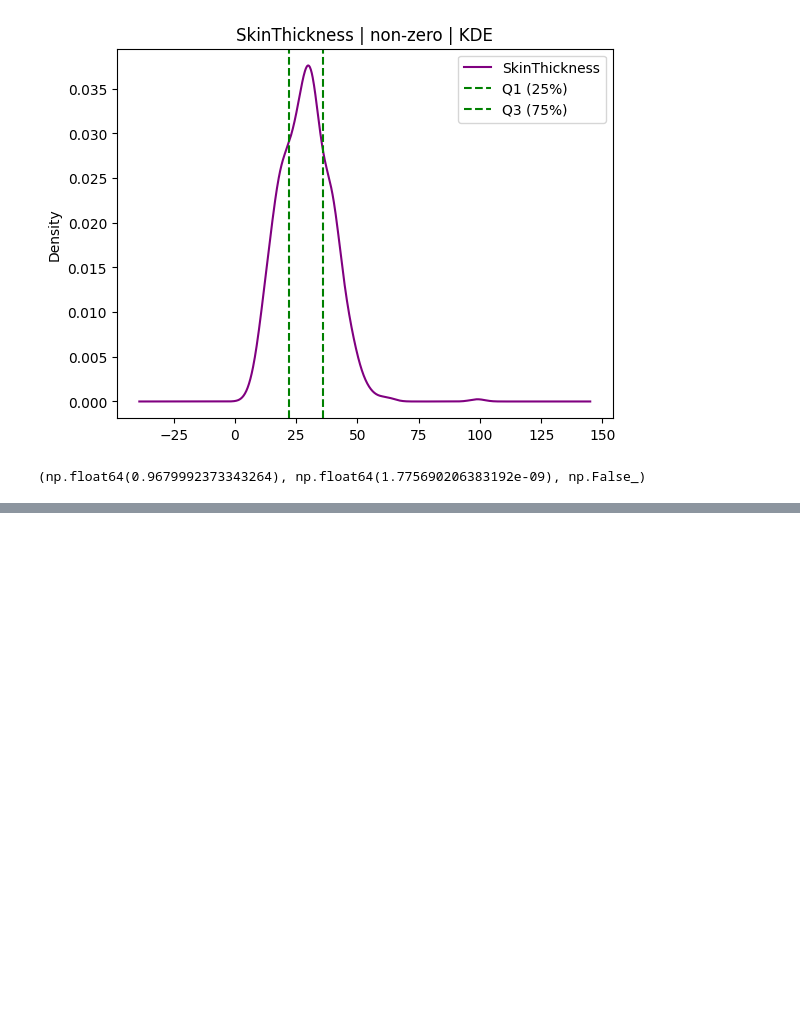
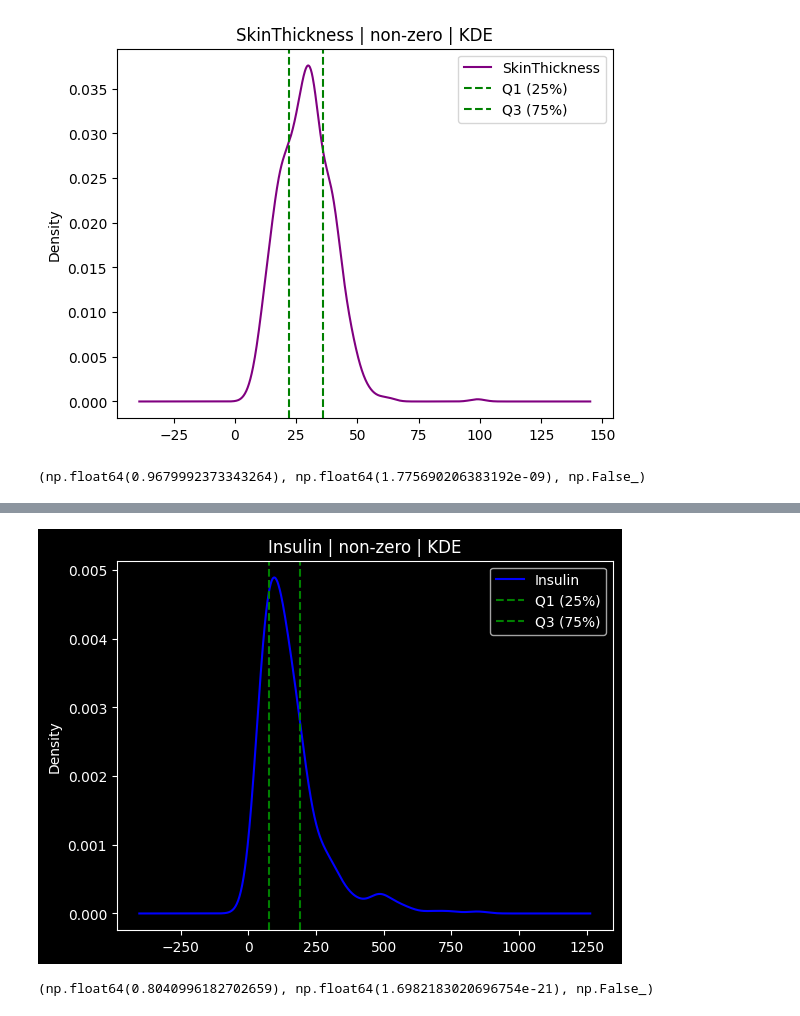
Before and after one commit to denys-ops/SET-DataAnalysis, a Jupyter notebook: hw/HW_2_Kondratiuk_Kosteniuk.ipynb, the cells around one changed output, grey strips where cells are left out. Cells and saved outputs as stored; diff of their text form; code cells hidden in the pictures; blank space fills up the shorter version.

```diff
--- a/hw/HW_2_Kondratiuk_Kosteniuk.ipynb
+++ b/hw/HW_2_Kondratiuk_Kosteniuk.ipynb
@@ -215,0 +245,33 @@ stat, p_value, p_value > .05
+# %%
+# Insulin
+
+# Побудувати вертикальні лінії IQR для кожного графіку.
+q1 = non_zero_insulin.quantile(0.25)
+q3 = non_zero_insulin.quantile(0.75)
+ax = non_zero_insulin.plot(kind='kde', color='blue', title='Insulin | non-zero | KDE')
+ax.axvline(q1, color='green', linestyle='--', label='Q1 (25%)')
+ax.axvline(q3, color='green', linestyle='--', label='Q3 (75%)')
+ax.legend()
+plt.show()
+
+# Подивитись на форму розподілу. Описати наступне:
+# Розмір і форму хвостів
+# - Лівий хвіст дуже короткий і різкий, правий дуже довгий і пологий - сильна асиметрія.
+
+# Розмір IQR відносно решти розподілу
+# - Вузький, зміщений дуже сильно вліво, охоплює основну масу даних біля піку.
+
+# Наскільки розподіл нормальний (або схожий на будь-який з відомих)
+# - Зовсім не нормальний. Класичний LogNormal - сильна правостороння асиметрія
+# %% [output]
+[figure, added]
+# %%
+# Insulin
+# Зробити тест Шапіро-Уілка для кожної з неперервних змінних.
+stat, p_value = shapiro(non_zero_insulin)
+
+stat, p_value, p_value > .05
+# Висновок:
+# Маємо 0.88 що далеко від нормалі, p<= 0.05 тож нормальність відхиляємо
+# %% [output]
+(np.float64(0.8040996182702659), np.float64(1.6982183020696754e-21), np.False_)
```
Also changed, not shown: parts of 10 cells of this notebook, 2 other files.
